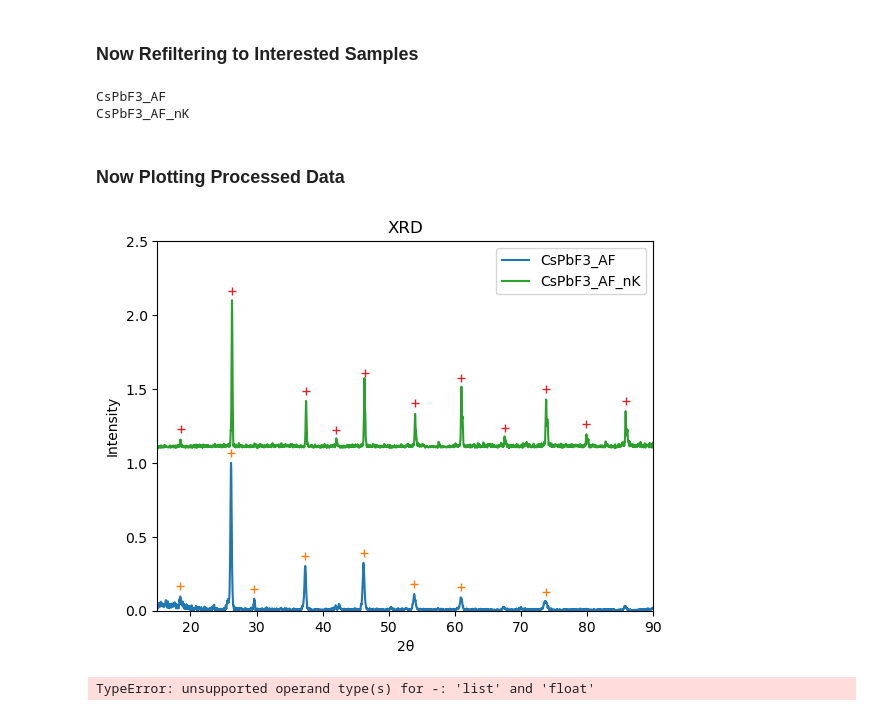
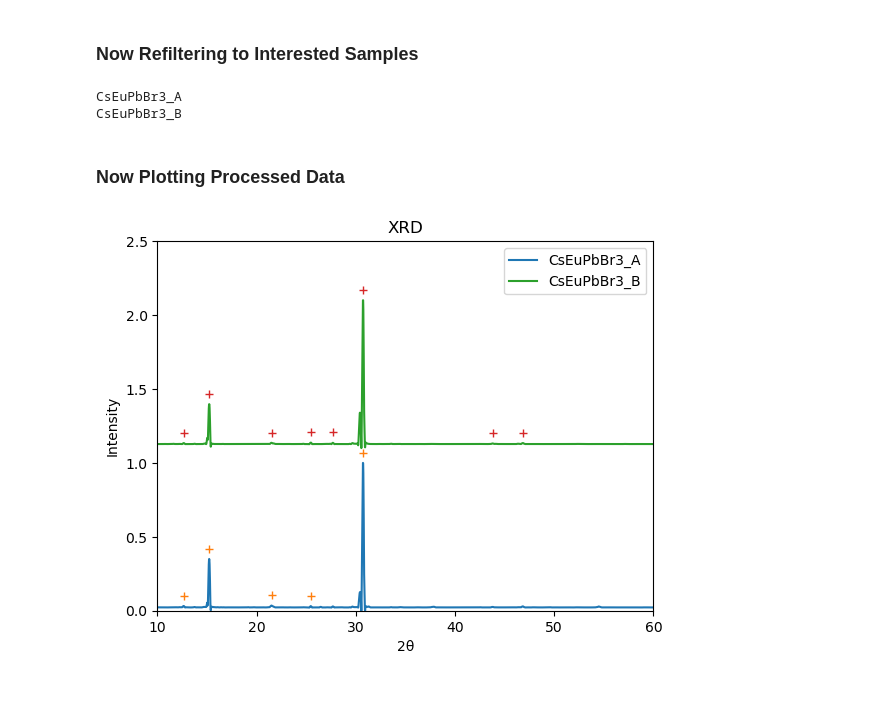
Before and after one commit to fenning-research-group/Python-Utilities, a Jupyter notebook: FrgTools/Example Notebooks/Smartlab XRD Processing/XRD_Plotter.ipynb, the cells around one changed output. Saved outputs shown, nothing was run; the diff lists cells and outputs as text; code cells hidden in the pictures.

```diff
--- a/FrgTools/Example Notebooks/Smartlab XRD Processing/XRD_Plotter.ipynb
+++ b/FrgTools/Example Notebooks/Smartlab XRD Processing/XRD_Plotter.ipynb
@@ -48,7 +48,7 @@ df = pd.DataFrame(dfData)
 
 # plotting a subset of experiment
 
-Filter_1 = 'CsPbF3_AF'
+Filter_1 = 'Eu'
 Filter_2 = ''
 Filter_3 = ''
 
@@ -150,7 +150,7 @@ df['peak_intensity'] = df.apply(peakIntensity, axis = 1)
 # %% [markdown]
 ### Now Refiltering to Interested Samples
 # %%
-Filter_1 = 'CsPbF3_AF'
+Filter_1 = 'Eu'
 Filter_2 = ''
 Filter_3 = ''
 
@@ -160,8 +160,8 @@ df_filter3 = df_filter2[df_filter2.name.str.contains(Filter_3)]
 df_filter3.reset_index(drop=True, inplace=True)
 for n in df_filter3['name'].unique(): print(n)
 # %% [output]
-CsPbF3_AF
-CsPbF3_AF_nK
+CsEuPbBr3_A
+CsEuPbBr3_B
 # %% [markdown]
 ### Now Plotting Processed Data
 # %%
@@ -182,37 +182,37 @@ mpl.rcParams.update(mpl.rcParamsDefault)
 
 # plotting multiple use:
 
-min_intensity = 0.05
+min_intensity = 0.03
 
 # for q in range(len(DF)):
 #     #masking out bad peaks
 #     a = DF['peak_intensity'][q]
 #     a = np.ma.masked_where(a <= min_intensity , a)
 
 #     #plotting
 #     plt.plot(DF.loc[q]['angles'],DF.loc[q]['counts_f1']+q*1.1, label=DF['name'][q])
 #     plt.plot(DF['peak_angle'][q],a+0.05+q*1.2,'+')
 
 
 for q, (_, r) in enumerate(DF.iterrows()):
     #mask out low intensity peaks
     a = r['peak_intensity']
     a = np.ma.masked_where(a <= min_intensity, a)
 
     #plotting
     plt.plot(r['angles'], r['counts_f2'] + q*1.1, label = r['name'])
     plt.plot(r['peak_angle'], a + 0.07 + q*1.1, '+')
 
 plt.legend()
 plt.title('XRD')
 plt.ylim(0,max(DF.loc[q]['counts_f2']+1.5))
 plt.xlim(min(DF.loc[q]['angles']),max(DF.loc[q]['angles']))
 
 plt.ylabel('Intensity')
 plt.xlabel('2θ')
 plt.show()
 # %% [output]
-[figure, old version]
+[figure, new version]
 # %%
 materials = {
     'Precursor': [12.1, 26.2],
@@ -234,8 +234,6 @@ for q, (_, r) in enumerate(DF.iterrows()):
             if p > xlim0[0] and p < xlim0[1]:
                 idx = np.argmin(np.abs(r['angles'] - p))
                 plt.plot(p, r['counts_f2'][idx] + 0.17 + q*1.1, '+', color = plt.cm.tab10(midx))
-# %% [output]
-TypeError: unsupported operand type(s) for -: 'list' and 'float'
 # %%
 materials = {
     'PbI2': [12.1, 26.2],
```
Also changed, not shown: parts of 7 cells of this notebook.
